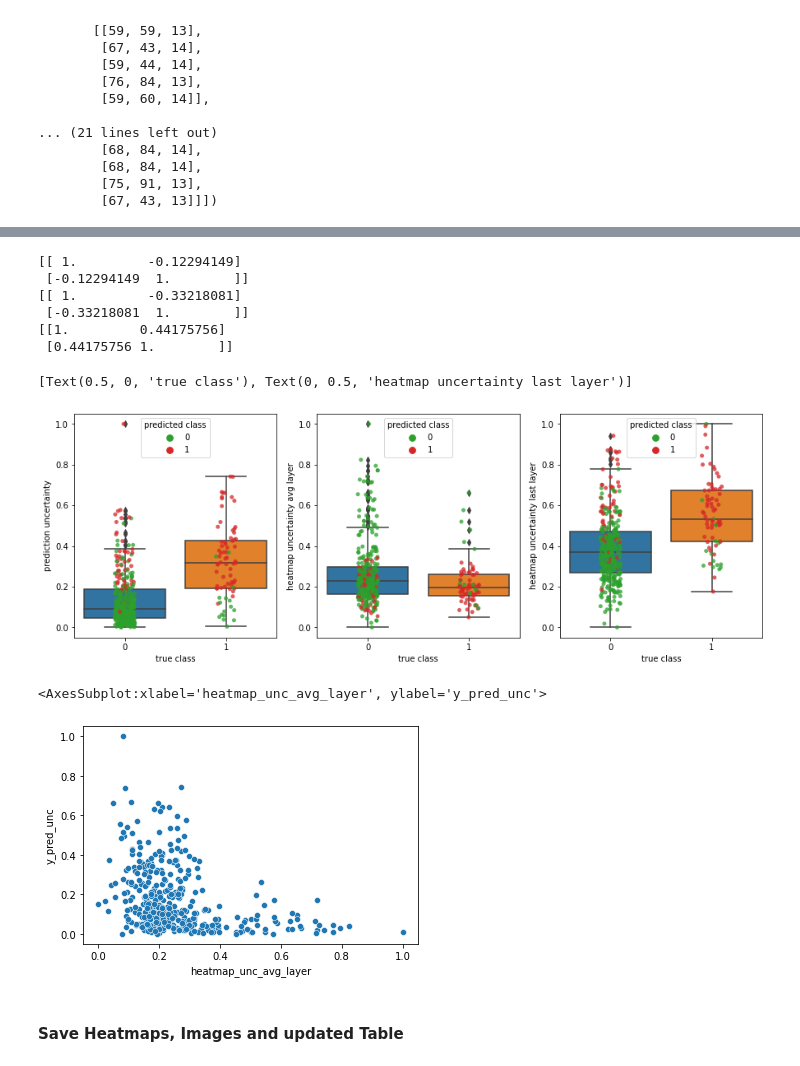
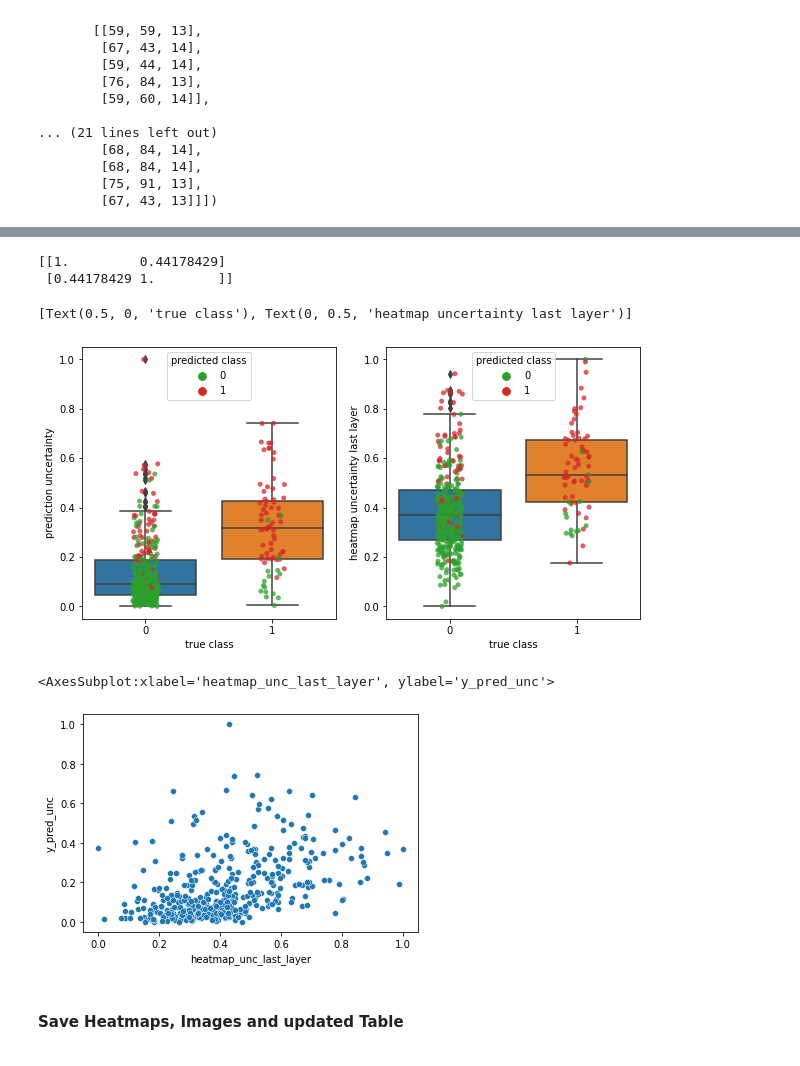
Before and after one commit to NorDar/explainable_AI, a Jupyter notebook: GradCam_generate_allPics.ipynb, the cells around one changed output, grey strips where cells are left out. Saved outputs shown, nothing was run; the diff lists cells and outputs as text; code cells hidden in the pictures.

Commit message:
Only Plot GradCam of last Layer

```diff
--- a/GradCam_generate_allPics.ipynb
+++ b/GradCam_generate_allPics.ipynb
@@ -140,5 +178,14 @@ def generate_model_name(which_split, model_nr, path = WEIGHT_DIR):
 # define if print should be enabled
 check_print = True
+# %%
+# Define Model Name
+def generate_model_name(which_split, model_nr, model_version = model_version, path = WEIGHT_DIR):
+    if layer_connection == "globalAveragePooling":
+        return (path + "3d_cnn_binary_model_split" + str(which_split) +
+                  "_unnormalized_avg_layer_paper_model_" + last_activation + "_activation_"  + str(model_version) + str(model_nr) + ".h5")
+    elif layer_connection == "flatten":
+        return (path + "3d_cnn_binary_model_split" + str(which_split) +
+                  "_unnormalized_flat_layer_paper_model_" + last_activation + "_activation_" + str(model_version) + str(model_nr) + ".h5")
 # %% [markdown]
 # Plot GradCams
 # %% [markdown]
@@ -240,12 +301,13 @@ else:
 # %%
 if generate_heatmap_and_save:
-    res_table["heatmap_std_avg_layer"] = hm_mean_stds_ac
     res_table["heatmap_std_last_layer"] = hm_mean_stds_lc
-
-    res_table["heatmap_unc_avg_layer"] = (res_table["heatmap_std_avg_layer"] - res_table.heatmap_std_avg_layer.min()) / (
-        res_table.heatmap_std_avg_layer.max() - res_table.heatmap_std_avg_layer.min())
     res_table["heatmap_unc_last_layer"] = (res_table["heatmap_std_last_layer"] - res_table.heatmap_std_last_layer.min()) / (
         res_table.heatmap_std_last_layer.max() - res_table.heatmap_std_last_layer.min())
+
+    if not last_layer_only:
+        res_table["heatmap_std_avg_layer"] = hm_mean_stds_ac
+        res_table["heatmap_unc_avg_layer"] = (res_table["heatmap_std_avg_layer"] - res_table.heatmap_std_avg_layer.min()) / (
+            res_table.heatmap_std_avg_layer.max() - res_table.heatmap_std_avg_layer.min())
 # %% [markdown]
 #### Evaluate Metrics
 # %%
@@ -291,69 +336,70 @@ array([[[85, 57, 12],
 # %%
-print(np.corrcoef(res_table["heatmap_unc_avg_layer"], res_table["heatmap_unc_last_layer"]))
-print(np.corrcoef(res_table["y_pred_unc"], res_table["heatmap_unc_avg_layer"]))
+if not last_layer_only:
+    print(np.corrcoef(res_table["heatmap_unc_avg_layer"], res_table["heatmap_unc_last_layer"]))
+    print(np.corrcoef(res_table["y_pred_unc"], res_table["heatmap_unc_avg_layer"]))
 print(np.corrcoef(res_table["y_pred_unc"], res_table["heatmap_unc_last_layer"]))
 # %% [output]
-[[ 1.         -0.12294149]
- [-0.12294149  1.        ]]
-[[ 1.         -0.33218081]
- [-0.33218081  1.        ]]
-[[1.         0.44175756]
- [0.44175756 1.        ]]
+[[1.         0.44178429]
+ [0.44178429 1.        ]]
 # %%
-fig, (ax1, ax2, ax3) = plt.subplots(1,3, figsize = (15, 5))
+if not last_layer_only:
+    fig, (ax1, ax2, ax3) = plt.subplots(1,3, figsize = (15, 5))
+else:
+    fig, (ax1, ax3) = plt.subplots(1,2, figsize = (10, 5))
 
 sns.boxplot(x = "unfavorable",
     y = "y_pred_unc",
     data = res_table,
     ax = ax1)
 sns.stripplot(x = "unfavorable",
     y = "y_pred_unc",
     hue = 'y_pred_class',
     alpha = 0.75,
     palette=["C2", "C3"],
     data = res_table,
     ax = ax1)
 ax1.legend(title='predicted class', loc='upper center')
 ax1.set(xlabel='true class', ylabel='prediction uncertainty')
 
-sns.boxplot(x = "unfavorable",
-    y = "heatmap_unc_avg_layer",
-    data = res_table,
-    ax = ax2)
-sns.stripplot(x = "unfavorable",
-    y = "heatmap_unc_avg_layer",
-    hue = 'y_pred_class',
-    alpha = 0.75,
-    palette=["C2", "C3"],
-    data = res_table,
-    ax = ax2)
-ax2.legend(title='predicted class', loc='upper center')
-ax2.set(xlabel='true class', ylabel='heatmap uncertainty avg layer')
+if not last_layer_only:
+    sns.boxplot(x = "unfavorable",
+        y = "heatmap_unc_avg_layer",
+        data = res_table,
+        ax = ax2)
+    sns.stripplot(x = "unfavorable",
+        y = "heatmap_unc_avg_layer",
+        hue = 'y_pred_class',
+        alpha = 0.75,
+        palette=["C2", "C3"],
+        data = res_table,
+        ax = ax2)
+    ax2.legend(title='predicted class', loc='upper center')
+    ax2.set(xlabel='true class', ylabel='heatmap uncertainty avg layer')
 
 sns.boxplot(x = "unfavorable",
     y = "heatmap_unc_last_layer",
     data = res_table,
     ax = ax3)
 sns.stripplot(x = "unfavorable",
     y = "heatmap_unc_last_layer",
     hue = 'y_pred_class',
     alpha = 0.75,
     palette=["C2", "C3"],
     data = res_table,
     ax = ax3)
 ax3.legend(title='predicted class', loc='upper center')
 ax3.set(xlabel='true class', ylabel='heatmap uncertainty last layer')
 # %% [output]
 [Text(0.5, 0, 'true class'), Text(0, 0.5, 'heatmap uncertainty last layer')]
-[figure, old version]
+[figure, new version]
 # %%
 sns.scatterplot(
-           x = "heatmap_unc_avg_layer",
+           x = "heatmap_unc_last_layer",
            y = "y_pred_unc",
             data = res_table)
 # %% [output]
-<AxesSubplot:xlabel='heatmap_unc_avg_layer', ylabel='y_pred_unc'>
+<AxesSubplot:xlabel='heatmap_unc_last_layer', ylabel='y_pred_unc'>
-[figure, old version]
+[figure, new version]
 # %% [markdown]
 #### Save Heatmaps, Images and updated Table
 # %%
```
Also changed, not shown: parts of 20 cells of this notebook, 3 other files.
